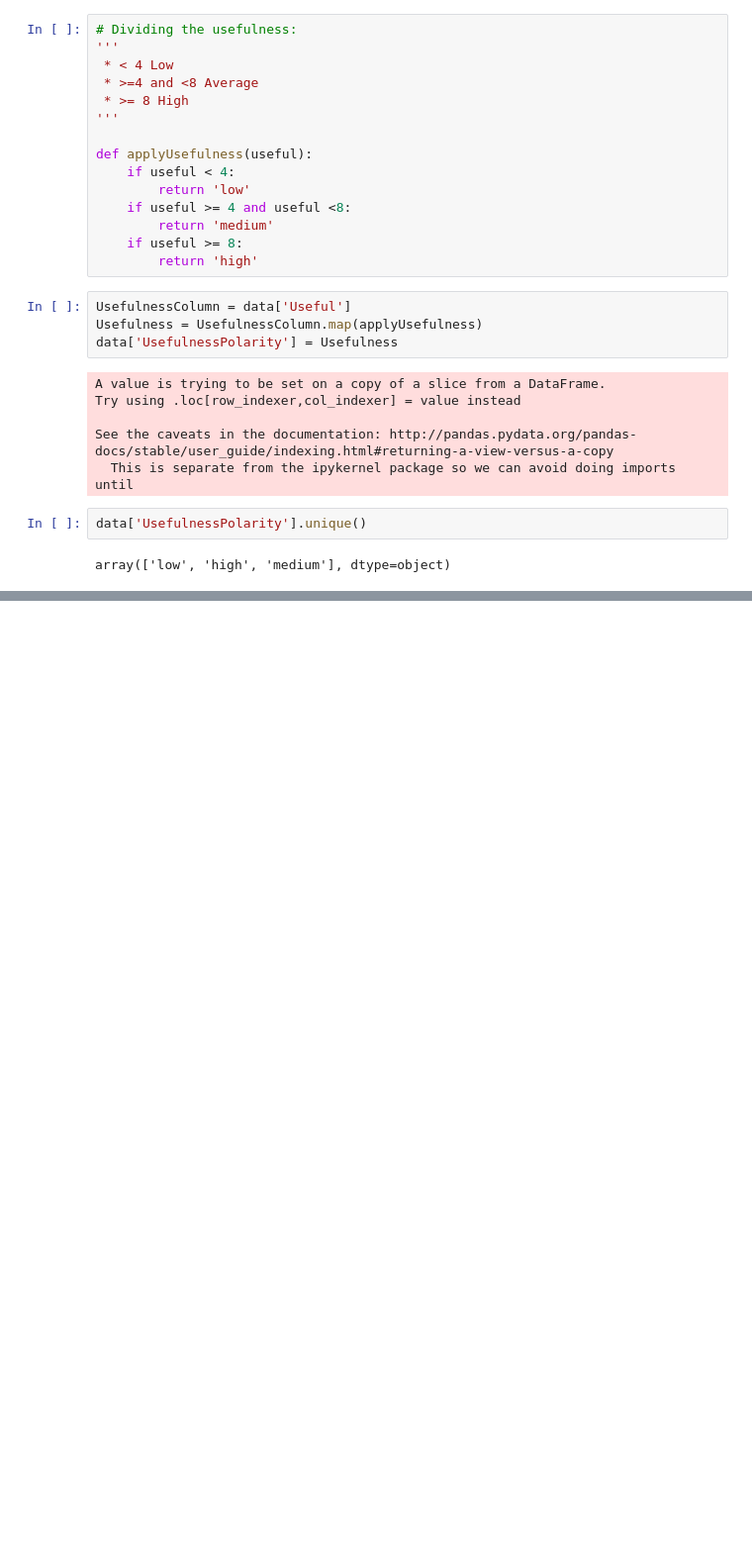
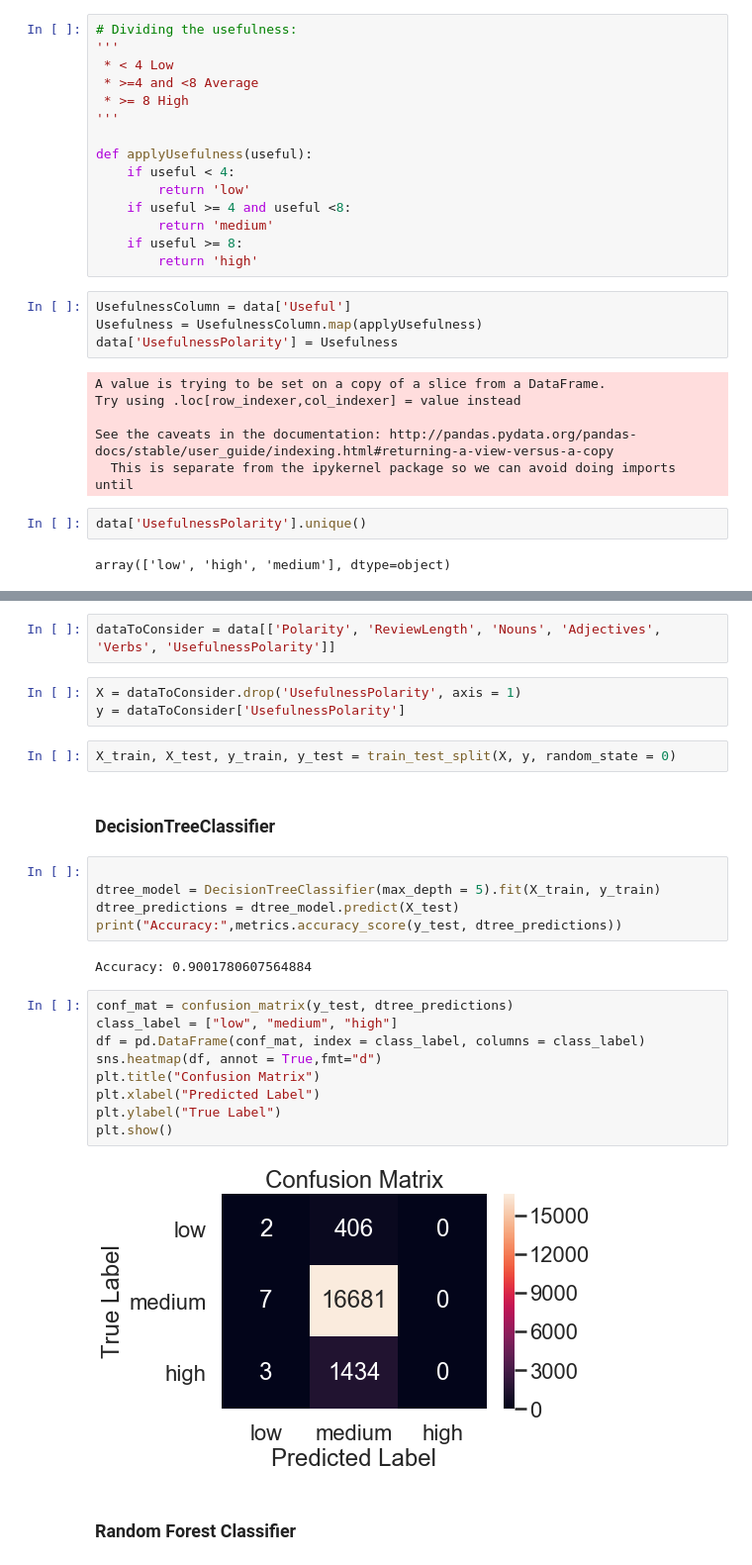
Before and after one commit to stmunees/text-analytics, a Jupyter notebook: LinguisticFeatureModel.ipynb, the cells around one changed output, grey strips where cells are left out. Shown: that part at 99% size. Saved outputs shown, nothing was run; the diff lists cells and outputs as text; blank space fills up the shorter version.

```diff
--- a/LinguisticFeatureModel.ipynb
+++ b/LinguisticFeatureModel.ipynb
@@ -122,0 +144,29 @@ sns.relplot(x="UsefulnessPolarity", y="Verbs", data=data, hue="Polarity", style=
+# %%
+dataToConsider = data[['Polarity', 'ReviewLength', 'Nouns', 'Adjectives', 'Verbs', 'UsefulnessPolarity']]
+# %%
+X = dataToConsider.drop('UsefulnessPolarity', axis = 1)
+y = dataToConsider['UsefulnessPolarity']
+# %%
+X_train, X_test, y_train, y_test = train_test_split(X, y, random_state = 0)
+# %% [markdown]
+### DecisionTreeClassifier
+# %%
+
+dtree_model = DecisionTreeClassifier(max_depth = 5).fit(X_train, y_train)
+dtree_predictions = dtree_model.predict(X_test)
+print("Accuracy:",metrics.accuracy_score(y_test, dtree_predictions))
+# %% [output]
+Accuracy: 0.9001780607564884
+# %%
+conf_mat = confusion_matrix(y_test, dtree_predictions)
+class_label = ["low", "medium", "high"]
+df = pd.DataFrame(conf_mat, index = class_label, columns = class_label)
+sns.heatmap(df, annot = True,fmt="d")
+plt.title("Confusion Matrix")
+plt.xlabel("Predicted Label")
+plt.ylabel("True Label")
+plt.show()
+# %% [output]
+[figure, added]
+# %% [markdown]
+### Random Forest Classifier
```
Also changed, not shown: parts of 13 cells of this notebook.
